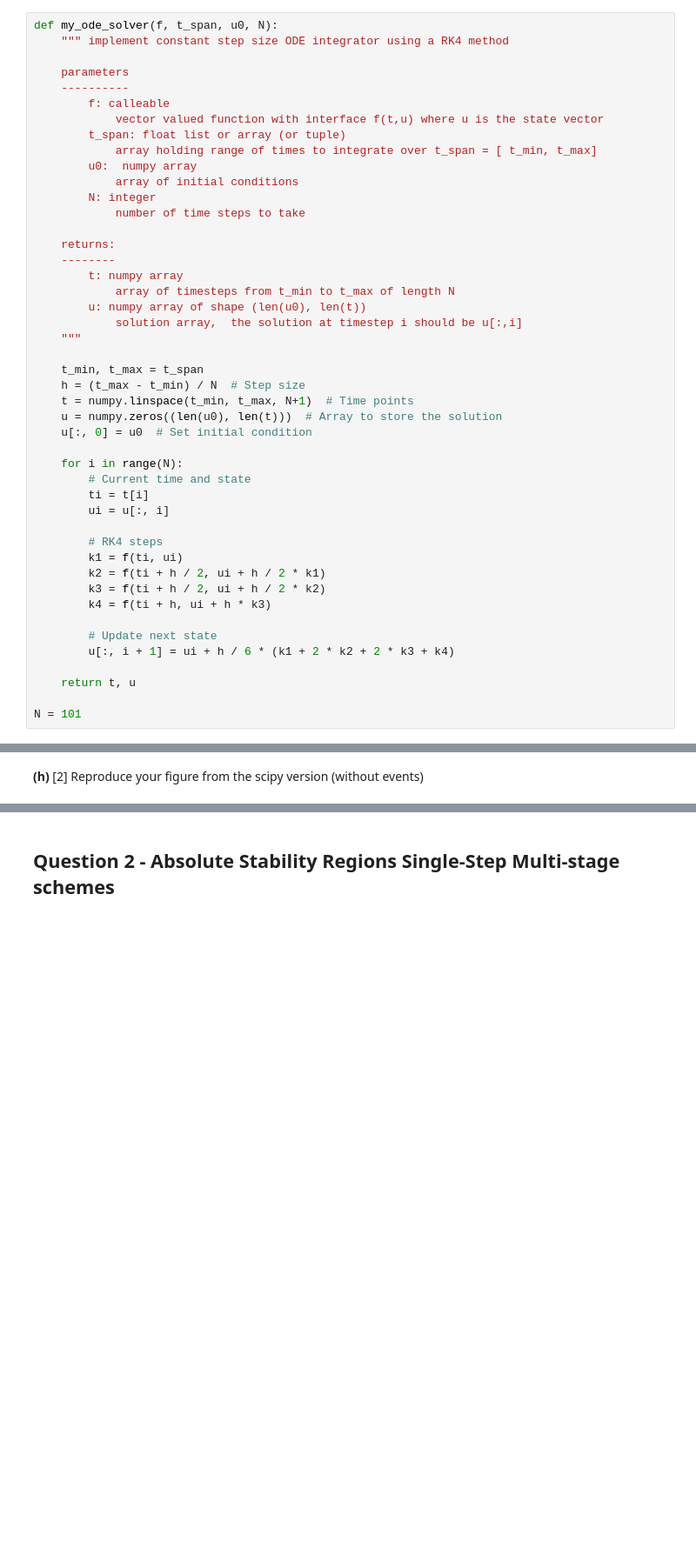
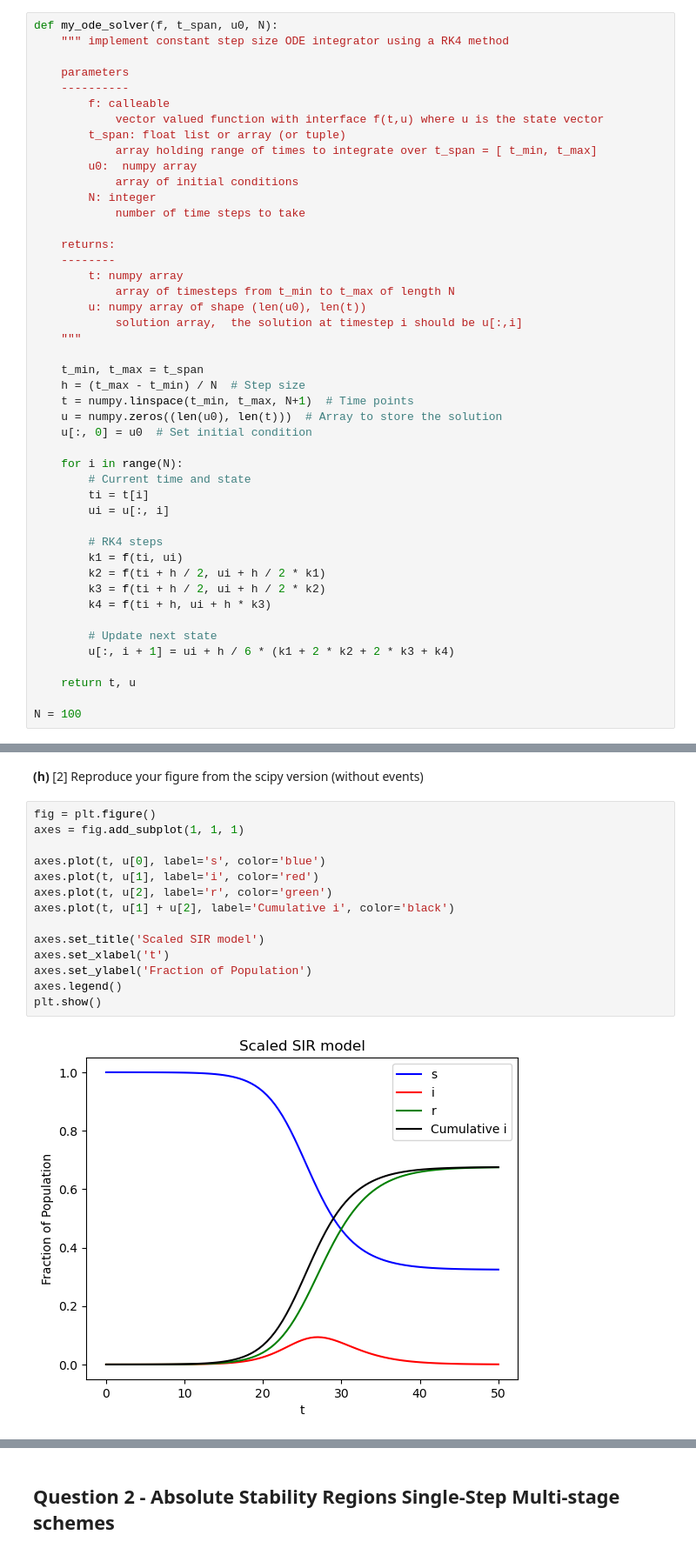
Before and after one commit to xiaoyuchen2020/intro-numerical-methods, a Jupyter notebook: hw/HW5_ODE.ipynb, the cells around one changed output, grey strips where cells are left out. Shown: that part at 87% size. Cells and saved outputs as stored; diff of their text form; blank space fills up the shorter version.

```diff
--- a/hw/HW5_ODE.ipynb
+++ b/hw/HW5_ODE.ipynb
@@ -268,7 +268,7 @@ def my_ode_solver(f, t_span, u0, N):
 
     return t, u
 
-N = 101
+N = 100
 # %%
 s_star = 0.6
 f = lambda t, u: F(t, u, s_star)
@@ -289,6 +289,22 @@ print('success!')
 success!
 # %% [markdown]
 **(h)** [2] Reproduce your figure from the scipy version (without events)
+# %%
+fig = plt.figure()
+axes = fig.add_subplot(1, 1, 1)
+
+axes.plot(t, u[0], label='s', color='blue')
+axes.plot(t, u[1], label='i', color='red')
+axes.plot(t, u[2], label='r', color='green')
+axes.plot(t, u[1] + u[2], label='Cumulative i', color='black')
+
+axes.set_title('Scaled SIR model')
+axes.set_xlabel('t')
+axes.set_ylabel('Fraction of Population')
+axes.legend()
+plt.show()
+# %% [output]
+[figure, added]
 # %% [markdown]
 ###  Themes and Variations -- Some project ideas
 
```
